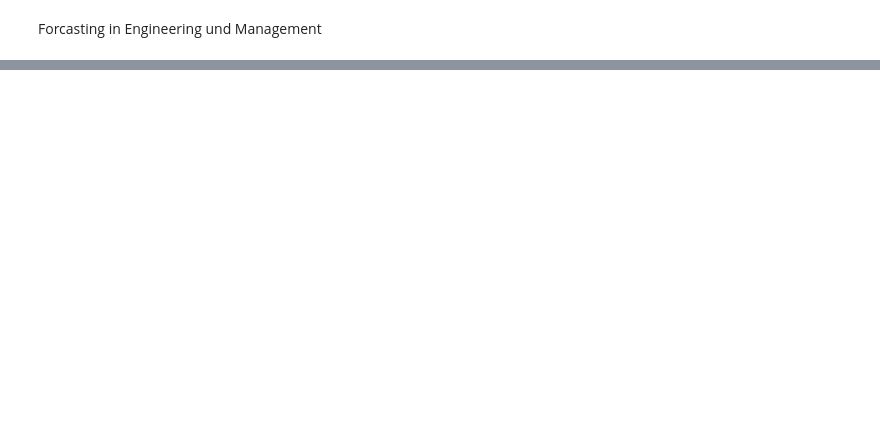
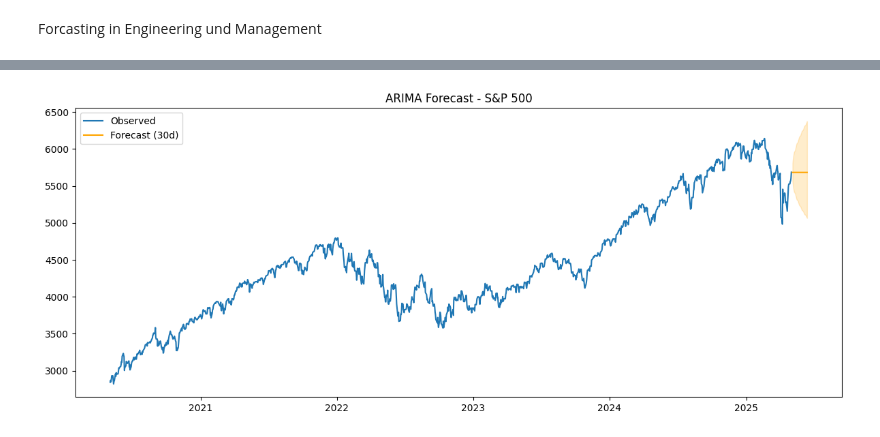
Before and after one commit to rhkraptor/FoEM, a Jupyter notebook: FoEM_Projekt.ipynb, the cells around one changed output, grey strips where cells are left out. Saved outputs shown, nothing was run; the diff lists cells and outputs as text; code cells hidden in the pictures; blank space fills up the shorter version.

```diff
--- a/FoEM_Projekt.ipynb
+++ b/FoEM_Projekt.ipynb
@@ -340,0 +261,20 @@ ljung_box_test(usa_diff, 'USA')
+# %%
+manual_model = ARIMA(ts_log, order=(1, 1, 1))
+manual_result = manual_model.fit()
+
+forecast_log = manual_result.get_forecast(steps=30)
+forecast_ci = forecast_log.conf_int()
+
+forecast = np.exp(forecast_log.predicted_mean)
+conf_int = np.exp(forecast_ci)
+
+plt.figure(figsize=(12, 5))
+plt.plot(ts, label="Observed")
+plt.plot(forecast.index, forecast, label="Forecast (30d)", color='orange')
+plt.fill_between(forecast.index, conf_int.iloc[:, 0], conf_int.iloc[:, 1], color='orange', alpha=0.2)
+plt.title("ARIMA Forecast - S&P 500")
+plt.legend()
+plt.tight_layout()
+plt.show()
+# %% [output]
+[figure, added]
```
Also changed, not shown: parts of 36 cells of this notebook, 2 other files.
